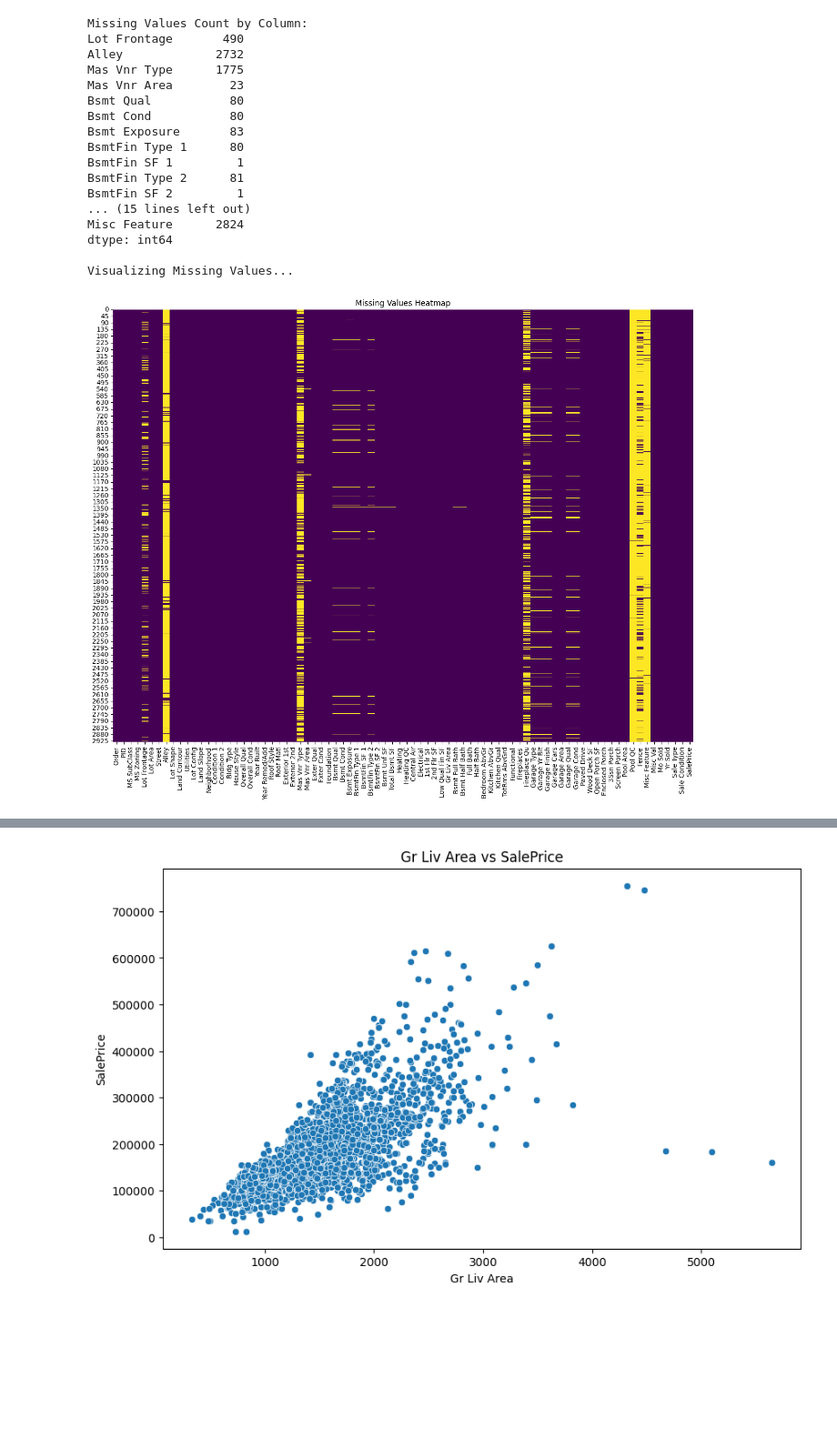
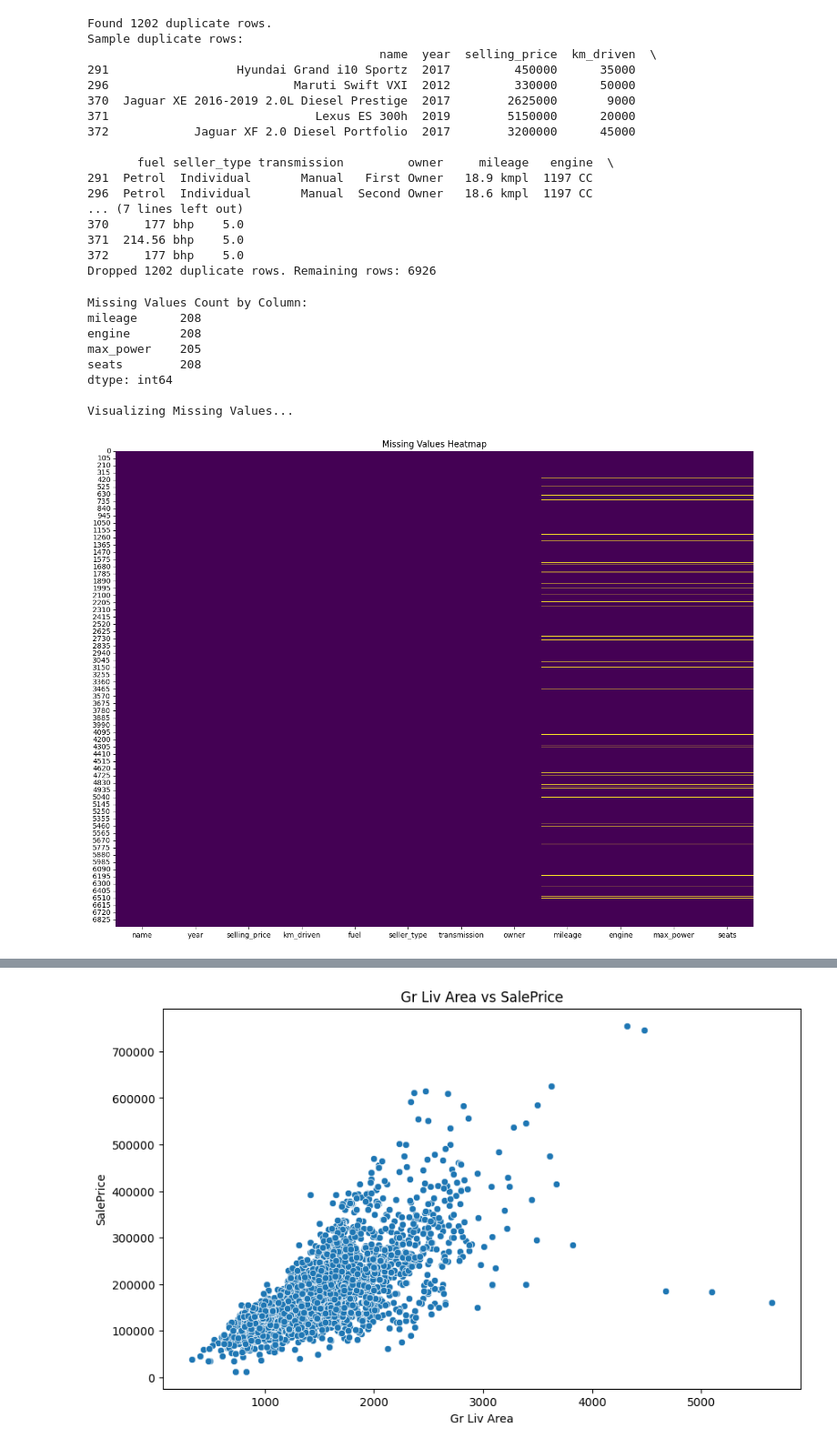
Before and after one commit to nhanho2508/car-prices-predictor-system-zenml-mlflow, a Jupyter notebook: analysis/EDA.ipynb, the cells around one changed output, grey strips where cells are left out. Shown at 91% size. Saved outputs shown, nothing was run; the diff lists cells and outputs as text; code cells hidden in the pictures; blank space fills up the shorter version.

Commit message:
edit EDA, add duplicate_analysis, feature_transform, text_cleaning

```diff
--- a/analysis/EDA.ipynb
+++ b/analysis/EDA.ipynb
@@ -14,5 +18,5 @@ pd.set_option('display.max_rows', 100)
 # %%
-data_path = '../tmp/extracted_data/AmesHousing.csv'
+data_path = '../tmp/extracted_data/Car details v3.csv'
 df = pd.read_csv(data_path)
 # %%
 # Step 1: Perform basic data inspection
@@ -62,27 +66,39 @@ freq             2413
+# %%
+analyzer = DuplicateAnalyzer(strategy=SimpleDuplicateStrategy())
+df_clean = analyzer.analyze(df, drop_duplicates=True)
+# %% [output]
+Found 1202 duplicate rows.
+Sample duplicate rows:
+                                         name  year  selling_price  km_driven  \
+291                  Hyundai Grand i10 Sportz  2017         450000      35000
+296                          Maruti Swift VXI  2012         330000      50000
+370  Jaguar XE 2016-2019 2.0L Diesel Prestige  2017        2625000       9000
+371                             Lexus ES 300h  2019        5150000      20000
+372            Jaguar XF 2.0 Diesel Portfolio  2017        3200000      45000
+
+       fuel seller_type transmission         owner     mileage   engine  \
+291  Petrol  Individual       Manual   First Owner   18.9 kmpl  1197 CC
+296  Petrol  Individual       Manual  Second Owner   18.6 kmpl  1197 CC
+... (7 lines left out)
+370     177 bhp    5.0
+371  214.56 bhp    5.0
+372     177 bhp    5.0
+Dropped 1202 duplicate rows. Remaining rows: 6926
 # %%
 # Step 2: Analyze missing values
 # Use the strategy to identify and summarize missing data in the dataset.
 missing_values_analyzer = SimpleMissingValuesAnalysis()
-missing_values_analyzer.analyze(df)
+missing_values_analyzer.analyze(df_clean)
 # %% [output]
 Missing Values Count by Column:
-Lot Frontage       490
-Alley             2732
-Mas Vnr Type      1775
-Mas Vnr Area        23
-Bsmt Qual           80
-Bsmt Cond           80
-Bsmt Exposure       83
-BsmtFin Type 1      80
-BsmtFin SF 1         1
-BsmtFin Type 2      81
-BsmtFin SF 2         1
-... (15 lines left out)
-Misc Feature      2824
+mileage      208
+engine       208
+max_power    205
+seats        208
 dtype: int64
 
 Visualizing Missing Values...
-[figure, old version]
+[figure, new version]
 # %% [markdown]
 ### Missing Values Heatmap – Key Insights
 
```
Also changed, not shown: parts of 8 cells of this notebook, 4 other files.
